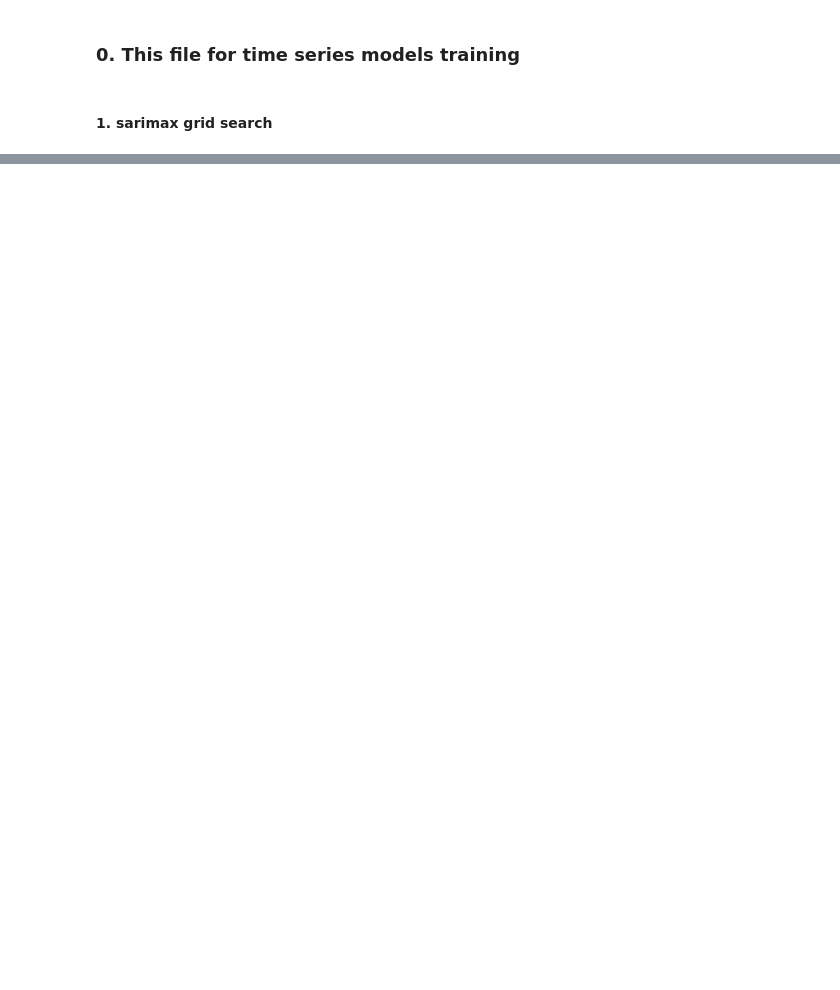
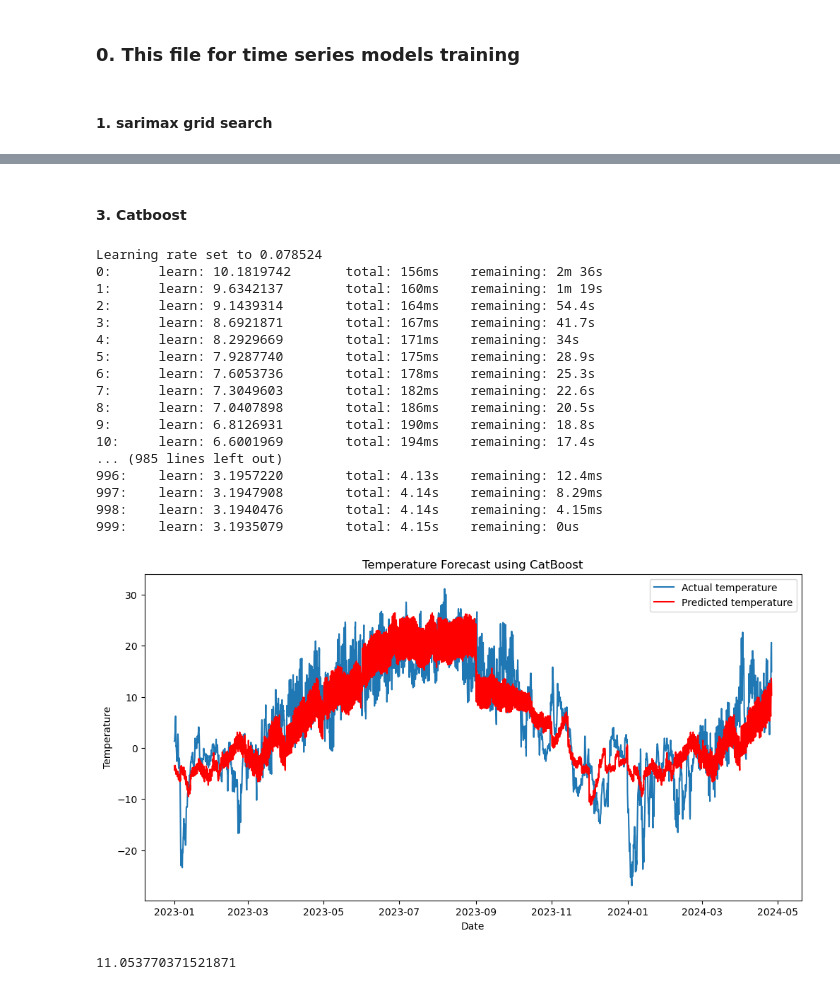
Before and after one commit to PeterOstr/kaggle, a Jupyter notebook: airflow_train1/weather_predict_models.ipynb, the cells around one changed output, grey strips where cells are left out. Saved outputs shown, nothing was run; the diff lists cells and outputs as text; code cells hidden in the pictures; blank space fills up the shorter version.

Commit message:
catboost added

```diff
--- a/airflow_train1/weather_predict_models.ipynb
+++ b/airflow_train1/weather_predict_models.ipynb
@@ -126,0 +238,70 @@ plt.show()
+# %% [markdown]
+#### 3. Catboost
+# %%
+
+# Load data
+data = pd.read_excel('data/archive.xls')
+
+data['T'] = data['T'].interpolate(method='linear')
+
+data = data[['Local time in Moscow', 'T']]
+
+data['Local time in Moscow'] = pd.to_datetime(data['Local time in Moscow'], format='%d.%m.%Y %H:%M')
+
+train = data.loc[data['Local time in Moscow'] < '2023-01-01']
+test = data.loc[data['Local time in Moscow'] >= '2023-01-01']
+
+# Preprocess data
+X_train = train['Local time in Moscow']
+X_test = test['Local time in Moscow']
+y_train = train['T']
+y_test = test['T']
+
+# Extract datetime features
+X_train_features = pd.DataFrame()
+X_train_features['year'] = X_train.dt.year
+X_train_features['month'] = X_train.dt.month
+X_train_features['day'] = X_train.dt.day
+X_train_features['hour'] = X_train.dt.hour
+
+X_test_features = pd.DataFrame()
+X_test_features['year'] = X_test.dt.year
+X_test_features['month'] = X_test.dt.month
+X_test_features['day'] = X_test.dt.day
+X_test_features['hour'] = X_test.dt.hour
+
+# Create and fit CatBoost model
+my_catboost = CatBoostRegressor()
+my_catboost.fit(X_train_features, y_train)
+
+# Make predictions
+forecast = my_catboost.predict(X_test_features)
+
+# Visualize results
+plt.figure(figsize=(12, 6))
+plt.plot(X_test, y_test, label='Actual temperature')
+plt.plot(X_test, forecast, color='red', label='Predicted temperature')
+plt.title('Temperature Forecast using CatBoost')
+plt.xlabel('Date')
+plt.ylabel('Temperature')
+plt.legend()
+plt.show()
+# %% [output]
+Learning rate set to 0.078524
+0:      learn: 10.1819742       total: 156ms    remaining: 2m 36s
+1:      learn: 9.6342137        total: 160ms    remaining: 1m 19s
+2:      learn: 9.1439314        total: 164ms    remaining: 54.4s
+3:      learn: 8.6921871        total: 167ms    remaining: 41.7s
+4:      learn: 8.2929669        total: 171ms    remaining: 34s
+5:      learn: 7.9287740        total: 175ms    remaining: 28.9s
+6:      learn: 7.6053736        total: 178ms    remaining: 25.3s
+7:      learn: 7.3049603        total: 182ms    remaining: 22.6s
+8:      learn: 7.0407898        total: 186ms    remaining: 20.5s
+9:      learn: 6.8126931        total: 190ms    remaining: 18.8s
+10:     learn: 6.6001969        total: 194ms    remaining: 17.4s
+... (985 lines left out)
+996:    learn: 3.1957220        total: 4.13s    remaining: 12.4ms
+997:    learn: 3.1947908        total: 4.14s    remaining: 8.29ms
+998:    learn: 3.1940476        total: 4.14s    remaining: 4.15ms
+999:    learn: 3.1935079        total: 4.15s    remaining: 0us
+[figure, added]
@@ -126,0 +314,8 @@ plt.show()
+# %%
+# Загрузите новые данные и предобработайте их, извлекая признаки
+# Пример: новые данные хранятся в переменной new_data
+new_data = ['2024-05-31 21:00:00']
+
+temp_pred_xgb(data=new_data,model=my_catboost)
+# %% [output]
+11.053770371521871
```
Also changed, not shown: parts of 7 cells of this notebook, 6 other files.
